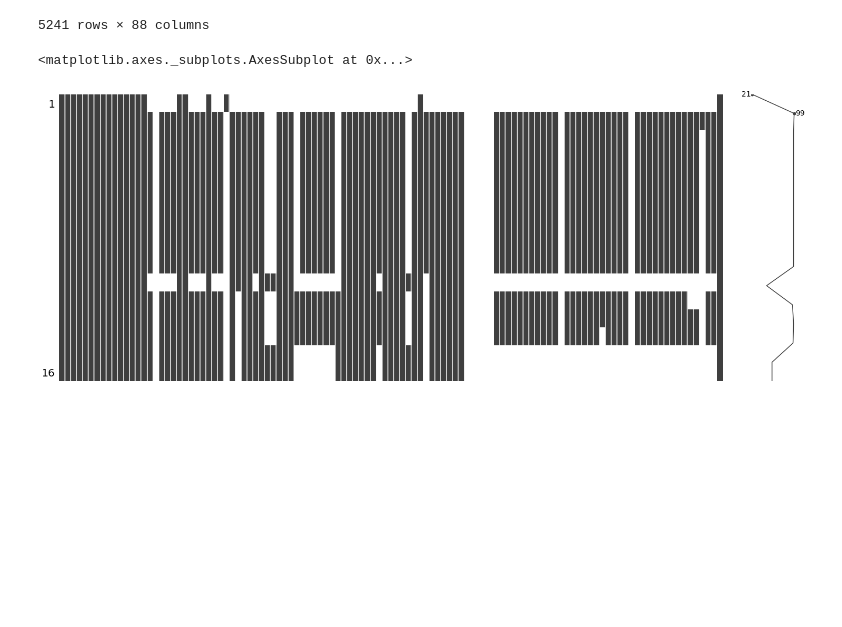
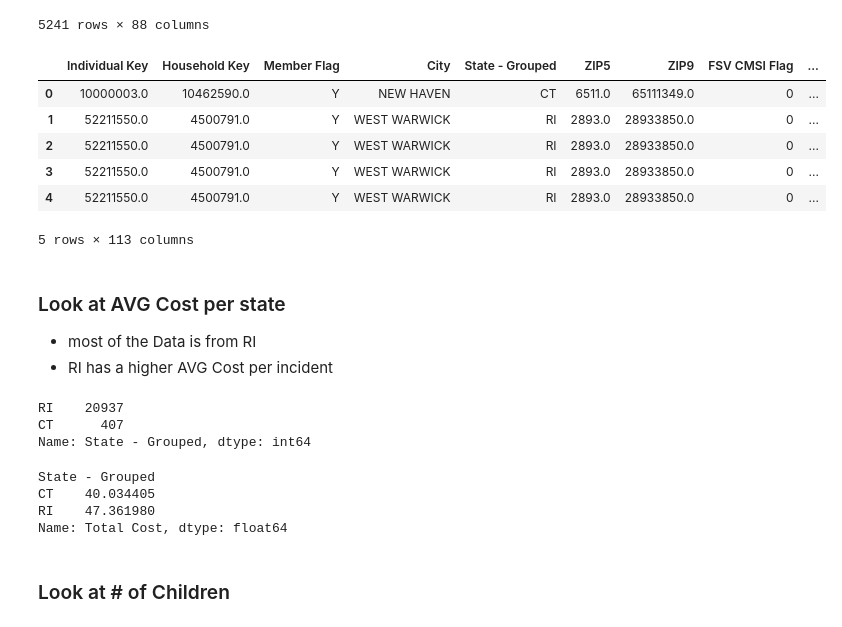
Before and after one commit to Botafogo1894/Columbia_AI_Course, a Jupyter notebook: Capstone_Data_Cleaning.ipynb, the cells around one changed output. Drawn from its saved outputs; the diff is of its cells as text; code cells hidden in the pictures; blank space fills up the shorter version.

```diff
--- a/Capstone_Data_Cleaning.ipynb
+++ b/Capstone_Data_Cleaning.ipynb
@@ -309,8 +379,32 @@ data_categorical.groupby('Household Key').agg(col_dict)
 | 100071870.0 | 100071870.0 | 0 | 0 | 0 | 0 | ... |
 | 100079136.0 | 100079136.0 | 1 | 0 | 0 | 0 | ... |
 5241 rows × 88 columns
-# %%
-msno.matrix(data.loc[:15])
-# %% [output]
-<matplotlib.axes._subplots.AxesSubplot at 0x...>
-[figure, removed]
+# %%
+data.head()
+# %% [output]
+|  | Individual Key | Household Key | Member Flag | City | State - Grouped | ZIP5 | ZIP9 | FSV CMSI Flag | ... |
+| 0 | 10000003.0 | 10462590.0 | Y | NEW HAVEN | CT | 6511.0 | 65111349.0 | 0 | ... |
+| 1 | 52211550.0 | 4500791.0 | Y | WEST WARWICK | RI | 2893.0 | 28933850.0 | 0 | ... |
+| 2 | 52211550.0 | 4500791.0 | Y | WEST WARWICK | RI | 2893.0 | 28933850.0 | 0 | ... |
+| 3 | 52211550.0 | 4500791.0 | Y | WEST WARWICK | RI | 2893.0 | 28933850.0 | 0 | ... |
+| 4 | 52211550.0 | 4500791.0 | Y | WEST WARWICK | RI | 2893.0 | 28933850.0 | 0 | ... |
+5 rows × 113 columns
+# %% [markdown]
+### Look at AVG Cost per state
+- most of the Data is from RI
+- RI has a higher AVG Cost per incident
+# %%
+data['State - Grouped'].value_counts()
+# %% [output]
+RI    20937
+CT      407
+Name: State - Grouped, dtype: int64
+# %%
+data.groupby('State - Grouped')['Total Cost'].mean()
+# %% [output]
+State - Grouped
+CT    40.034405
+RI    47.361980
+Name: Total Cost, dtype: float64
+# %% [markdown]
+### Look at # of Children
```
Also changed, not shown: parts of 12 cells of this notebook.
